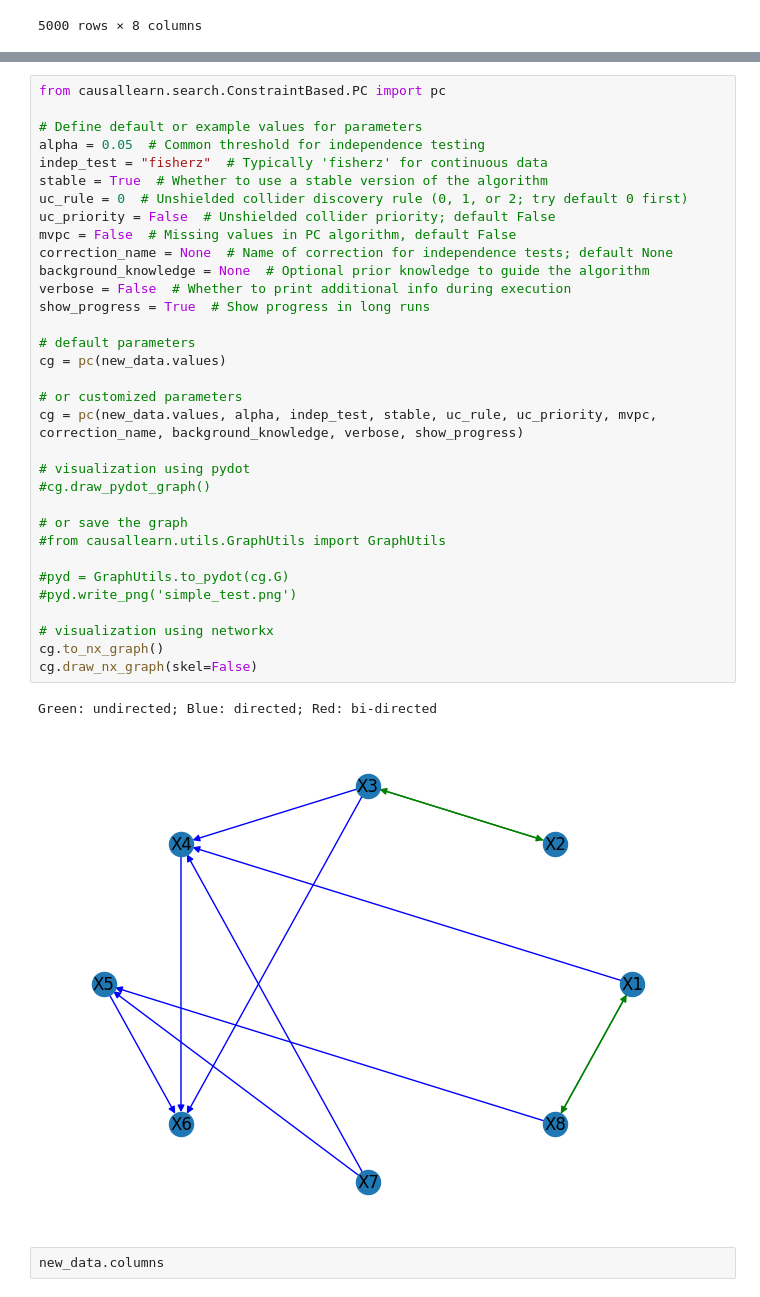
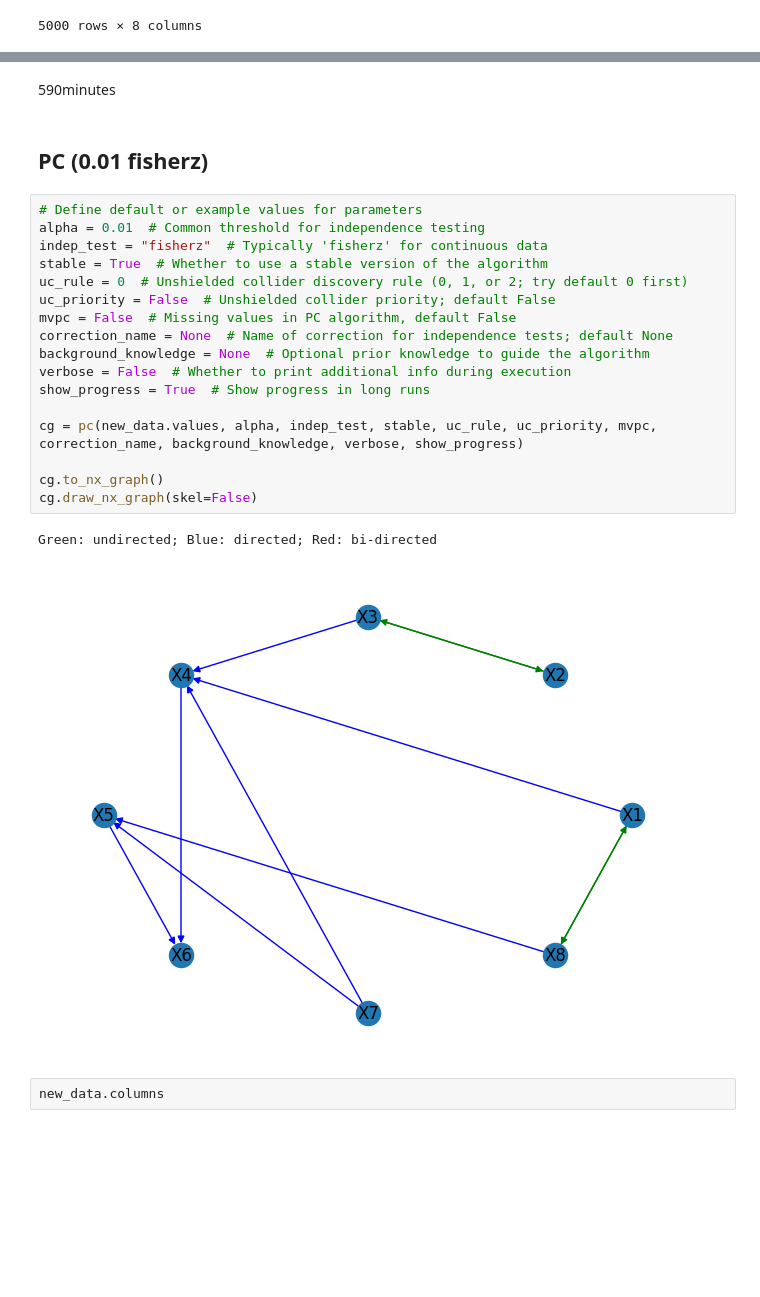
Before and after one commit to VivianZhao12/CAPSTONE-Causal-Inference-between-Remote-Work-and-Mental-Health, a Jupyter notebook: EDA.ipynb, the cells around one changed output, grey strips where cells are left out. Drawn from its saved outputs; the diff is of its cells as text; blank space fills up the shorter version.

```diff
--- a/EDA.ipynb
+++ b/EDA.ipynb
@@ -162,39 +291,27 @@ new_data
+# %% [markdown]
+590minutes
+# %% [markdown]
+## PC (0.01 fisherz)
 # %%
-from causallearn.search.ConstraintBased.PC import pc
-
 # Define default or example values for parameters
-alpha = 0.05  # Common threshold for independence testing
+alpha = 0.01  # Common threshold for independence testing
 indep_test = "fisherz"  # Typically 'fisherz' for continuous data
 stable = True  # Whether to use a stable version of the algorithm
 uc_rule = 0  # Unshielded collider discovery rule (0, 1, or 2; try default 0 first)
 uc_priority = False  # Unshielded collider priority; default False
 mvpc = False  # Missing values in PC algorithm, default False
 correction_name = None  # Name of correction for independence tests; default None
 background_knowledge = None  # Optional prior knowledge to guide the algorithm
 verbose = False  # Whether to print additional info during execution
 show_progress = True  # Show progress in long runs
 
-# default parameters
-cg = pc(new_data.values)
-
-# or customized parameters
 cg = pc(new_data.values, alpha, indep_test, stable, uc_rule, uc_priority, mvpc, correction_name, background_knowledge, verbose, show_progress)
 
-# visualization using pydot
-#cg.draw_pydot_graph()
-
-# or save the graph
-#from causallearn.utils.GraphUtils import GraphUtils
-
-#pyd = GraphUtils.to_pydot(cg.G)
-#pyd.write_png('simple_test.png')
-
-# visualization using networkx
 cg.to_nx_graph()
 cg.draw_nx_graph(skel=False)
 # %% [output]
 Green: undirected; Blue: directed; Red: bi-directed
-[figure, old version]
+[figure, new version]
 # %%
 new_data.columns
 # %% [output]
```
Also changed, not shown: parts of 12 cells of this notebook, 1 other file.
